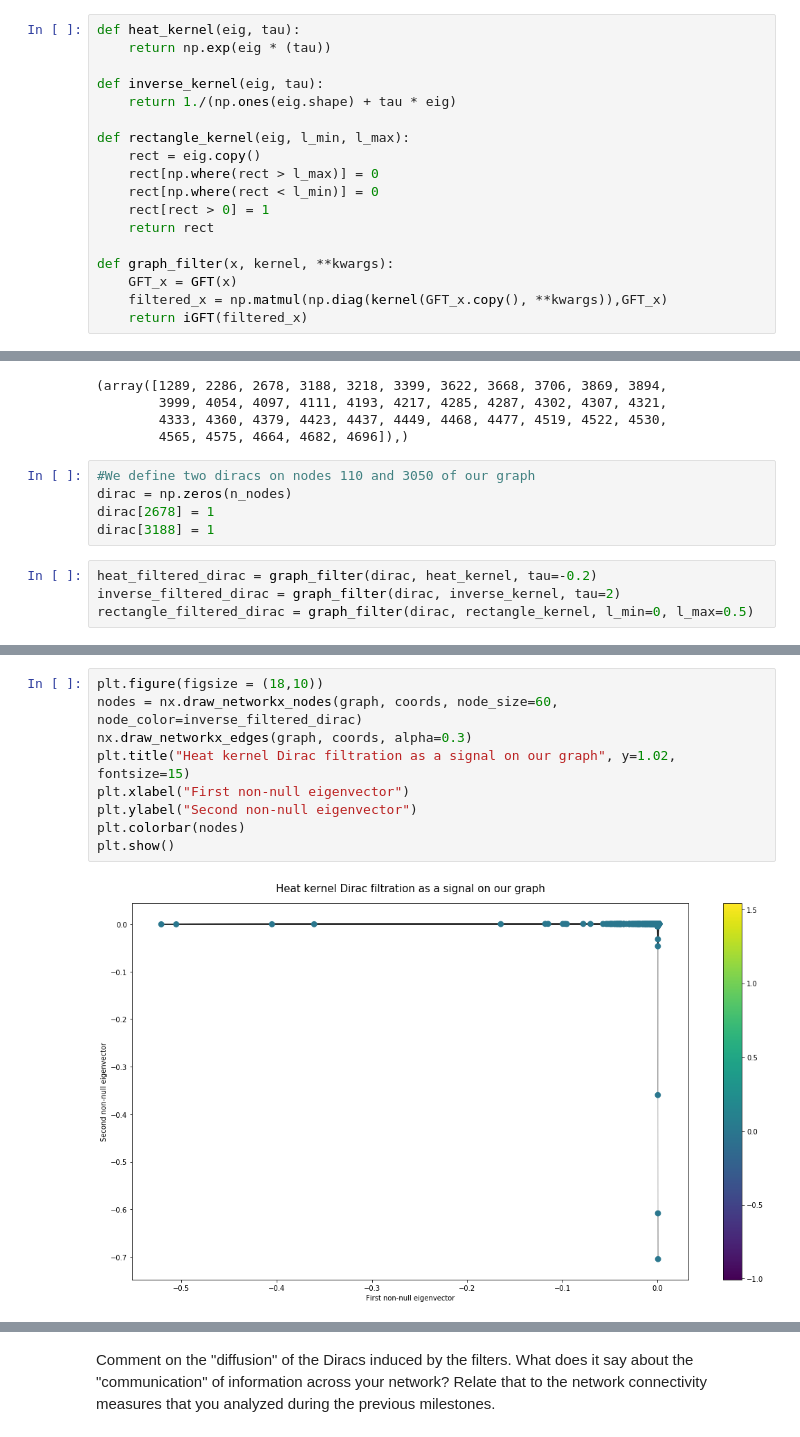
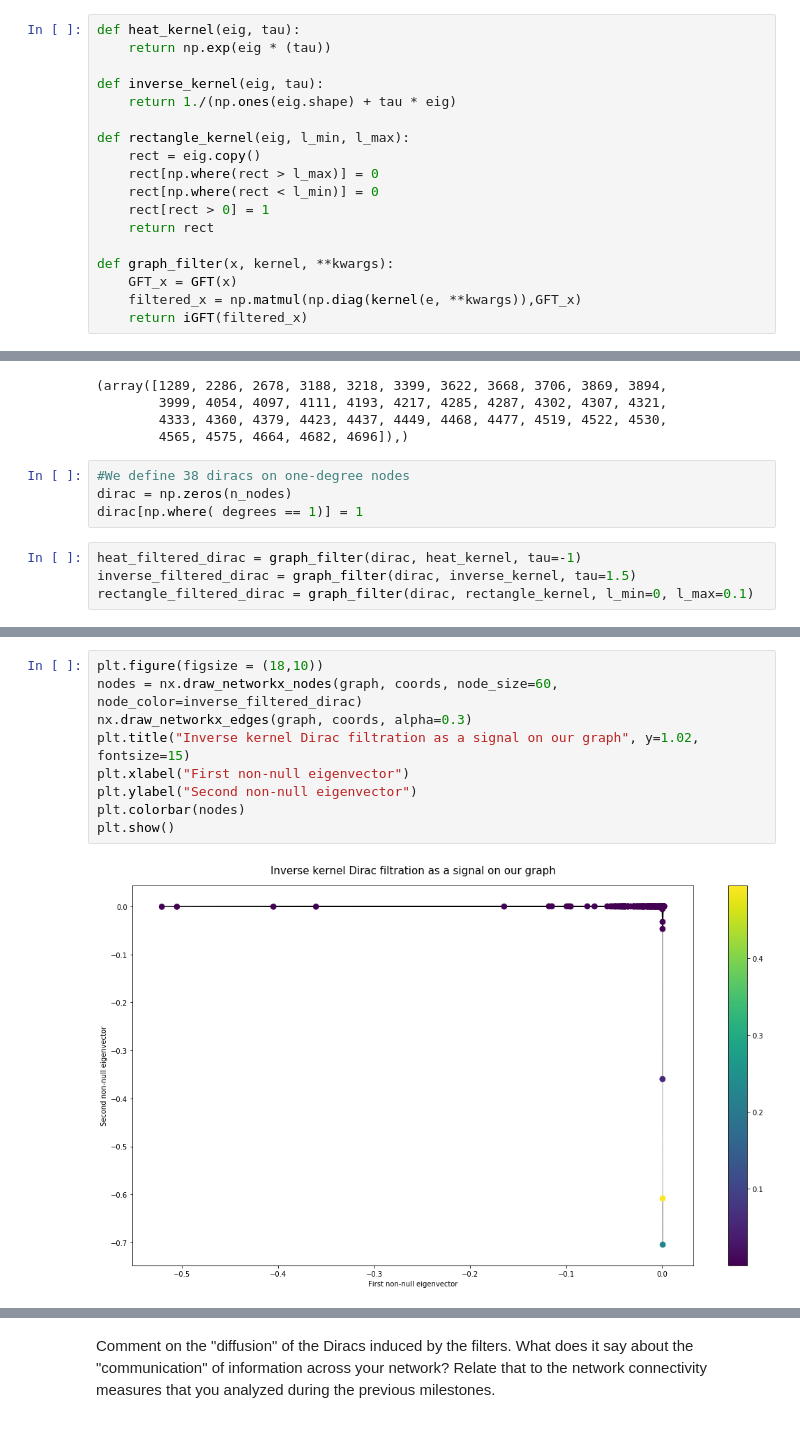
Before and after one commit to illorens/NTDS, a Jupyter notebook: 4_graph_signal_processing.ipynb, the cells around one changed output, grey strips where cells are left out. Drawn from its saved outputs; the diff is of its cells as text.

```diff
--- a/4_graph_signal_processing.ipynb
+++ b/4_graph_signal_processing.ipynb
@@ -377,7 +376,7 @@ def rectangle_kernel(eig, l_min, l_max):
 
 def graph_filter(x, kernel, **kwargs):
     GFT_x = GFT(x)
-    filtered_x = np.matmul(np.diag(kernel(GFT_x.copy(), **kwargs)),GFT_x)
+    filtered_x = np.matmul(np.diag(kernel(e, **kwargs)),GFT_x)
     return iGFT(filtered_x)
 # %% [markdown]
 ### Question 7
@@ -426,14 +425,13 @@ np.where( degrees == 1)
         4333, 4360, 4379, 4423, 4437, 4449, 4468, 4477, 4519, 4522, 4530,
         4565, 4575, 4664, 4682, 4696]),)
 # %%
-#We define two diracs on nodes 110 and 3050 of our graph
+#We define 38 diracs on one-degree nodes
 dirac = np.zeros(n_nodes)
-dirac[2678] = 1
-dirac[3188] = 1
+dirac[np.where( degrees == 1)] = 1
 # %%
-heat_filtered_dirac = graph_filter(dirac, heat_kernel, tau=-0.2)
-inverse_filtered_dirac = graph_filter(dirac, inverse_kernel, tau=2)
-rectangle_filtered_dirac = graph_filter(dirac, rectangle_kernel, l_min=0, l_max=0.5)
+heat_filtered_dirac = graph_filter(dirac, heat_kernel, tau=-1)
+inverse_filtered_dirac = graph_filter(dirac, inverse_kernel, tau=1.5)
+rectangle_filtered_dirac = graph_filter(dirac, rectangle_kernel, l_min=0, l_max=0.1)
 # %%
 plt.figure(figsize = (18,10))
 nodes = nx.draw_networkx_nodes(graph, coords, node_size=60, node_color=heat_filtered_dirac)
@@ -448,14 +446,14 @@ plt.show()
 # %%
 plt.figure(figsize = (18,10))
 nodes = nx.draw_networkx_nodes(graph, coords, node_size=60, node_color=inverse_filtered_dirac)
 nx.draw_networkx_edges(graph, coords, alpha=0.3)
-plt.title("Heat kernel Dirac filtration as a signal on our graph", y=1.02, fontsize=15)
+plt.title("Inverse kernel Dirac filtration as a signal on our graph", y=1.02, fontsize=15)
 plt.xlabel("First non-null eigenvector")
 plt.ylabel("Second non-null eigenvector")
 plt.colorbar(nodes)
 plt.show()
 # %% [output]
-[figure, old version]
+[figure, new version]
 # %%
 plt.figure(figsize = (18,10))
 nodes = nx.draw_networkx_nodes(graph, coords, node_size=60, node_color=rectangle_filtered_dirac)
```
Also changed, not shown: parts of 21 cells of this notebook.
